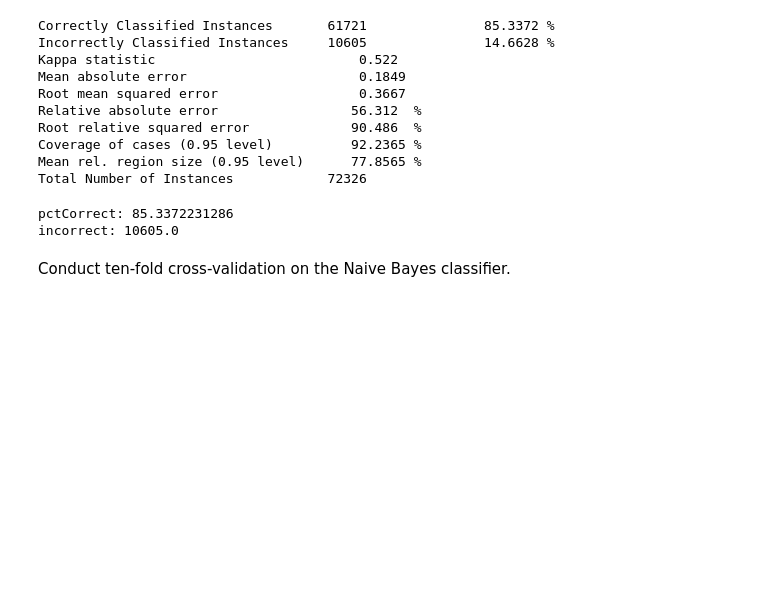
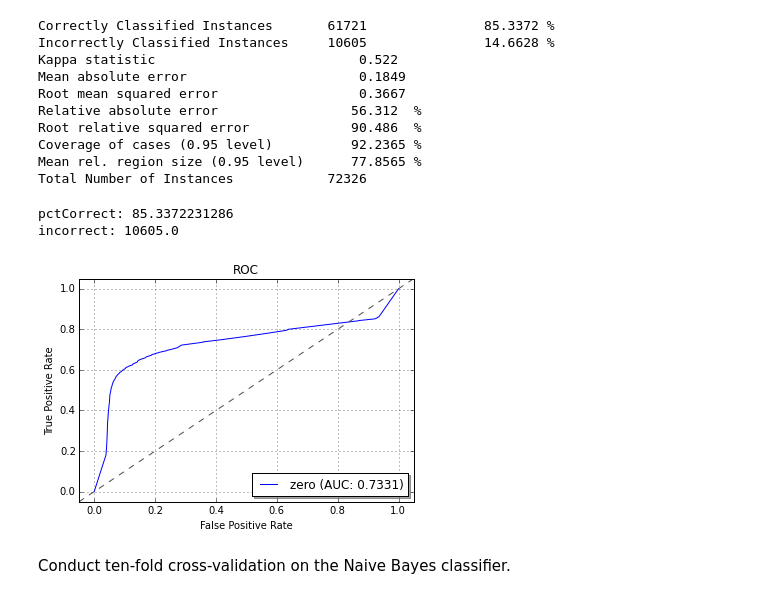
Before and after one commit to menzenski/ml-mooc-dropout-rate, a Jupyter notebook: EECS738FinalProject.ipynb, the cells around one changed output. Cells and saved outputs as stored; diff of their text form; code cells hidden in the pictures; blank space fills up the shorter version.

Commit message:
plot ROC for all three classifiers

```diff
--- a/EECS738FinalProject.ipynb
+++ b/EECS738FinalProject.ipynb
@@ -214,6 +214,12 @@ print("incorrect: " + str(eval_j48.incorrect))
 # %% [output]
 pctCorrect: 85.3372231286
 incorrect: 10605.0
+# %%
+%matplotlib inline
+import weka.plot.classifiers as plcls # matplotlib is requires
+plcls.plot_roc(eval_j48, wait=True)
+# %% [output]
+[figure, added]
 # %% [markdown]
 Conduct ten-fold cross-validation on the Naive Bayes classifier.
 # %%
```
Also changed, not shown: parts of 2 cells of this notebook.
